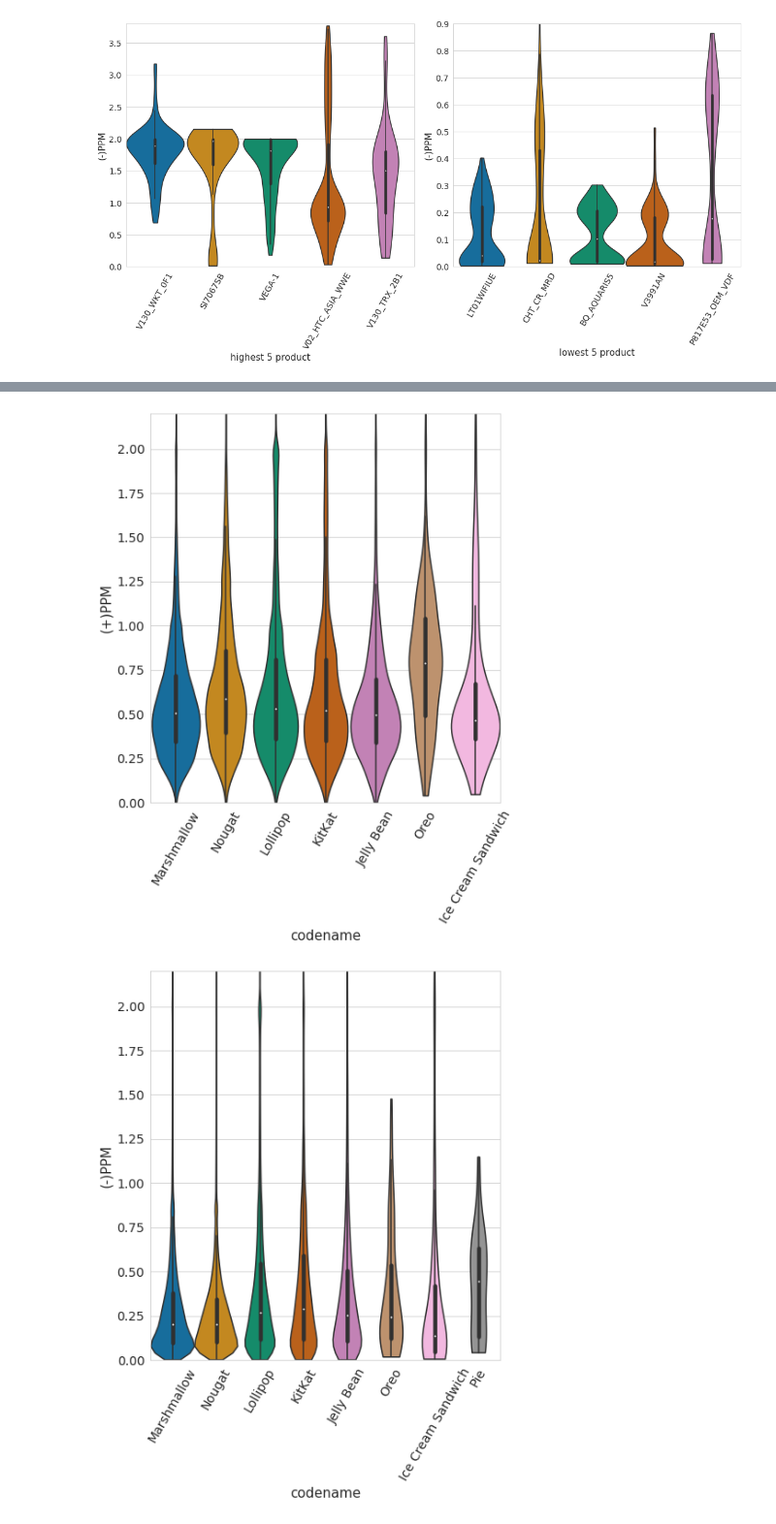
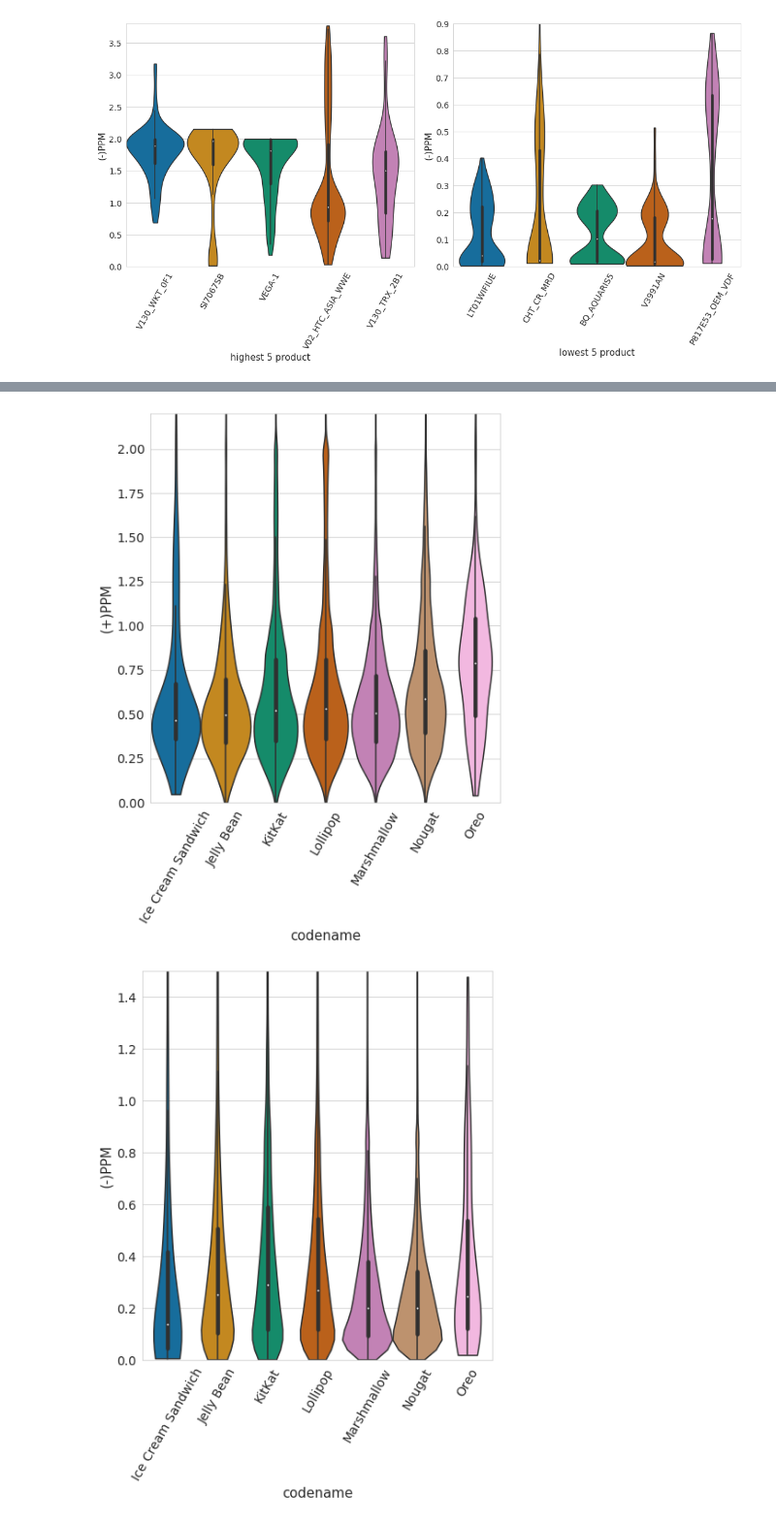
Before and after one commit to greenhub-project/notebooks, a Jupyter notebook: notebooks/QueryDevicesPPM.ipynb, the cells around one changed output, grey strips where cells are left out. Shown at 97% size. Saved outputs shown, nothing was run; the diff lists cells and outputs as text; code cells hidden in the pictures.

Commit message:
minor adjustments in images and groupings

```diff
--- a/notebooks/QueryDevicesPPM.ipynb
+++ b/notebooks/QueryDevicesPPM.ipynb
@@ -71,11 +71,11 @@ def boxPlotPPMTopBot(dfOG,dfGB,val,var,yaxis,xaxis,maxTopTop,maxTopBot):
 
     plt.show()
 
-def boxPlotPPMAll(df,val,var,yaxis,xaxis,maxTop):
+def boxPlotPPMAll(df,val,var,yaxis,xaxis,maxTop,order=None):
 
     fig, ax = plt.subplots(1,figsize=(7,8))
     #plt.figure(figsize=(7,8))
-    bplotTop=sns.violinplot(y=val, x=var, data=df, width=1, palette="colorblind", cut=0, ax=ax)
+    bplotTop=sns.violinplot(y=val, x=var, data=df, width=1, palette="colorblind", cut=0, ax=ax, order = order)
     #bplotTop=sns.stripplot(y=val, x=var, data=df, jitter=True, marker='o', alpha=0.5, color='black')
     bplotTop.set_xlabel(xaxis,fontsize=15)
     bplotTop.set_xticklabels(bplotTop.get_xticklabels(),rotation=60)
@@ -138,17 +138,21 @@ dfModelGBNeg = devicesGroupBy(df_inner_droppedDup, 'model', -1, 30)
 dfManufacturerGBPos = devicesGroupBy(df_inner_droppedDup, 'manufacturer', 1, 30)
 dfManufacturerGBNeg = devicesGroupBy(df_inner_droppedDup, 'manufacturer', -1, 30)
 
-dfBrandGBPos = devicesGroupBy(df_inner_droppedDup, 'brand', 1, 30)
-dfBrandGBNeg = devicesGroupBy(df_inner_droppedDup, 'brand', -1, 30)
+df_inner_droppedDupTop5 = df_inner_droppedDup.loc[(df_inner_droppedDup['brand'] == 'SAMSUNG') | (df_inner_droppedDup['brand'] == 'XIAOMI') |(df_inner_droppedDup['brand'] == 'OPPO') | (df_inner_droppedDup['brand'] == 'HUAWEI') | (df_inner_droppedDup['brand'] == 'LGE')]
+
+dfBrandGBPos = devicesGroupBy(df_inner_droppedDupTop5, 'brand', 1, 30)
+dfBrandGBNeg = devicesGroupBy(df_inner_droppedDupTop5, 'brand', -1, 30)
 
 dfProductGBPos = devicesGroupBy(df_inner_droppedDup, 'product', 1, 30)
 dfProductGBNeg = devicesGroupBy(df_inner_droppedDup, 'product', -1, 30)
 
+dfCodenameGBPos = devicesGroupBy(df_inner_droppedDup, 'codename', 1, 30)
+dfCodenameGBNeg = devicesGroupBy(df_inner_droppedDup, 'codename', -1, 30)
+
+df_inner_droppedDup['os_version'] = df_inner_droppedDup['os_version'].apply(lambda x: x.replace(".0","") if str(x).endswith(".0") else x)
+
 dfOsVersionGBPos = devicesGroupBy(df_inner_droppedDup, 'os_version', 1, 30)
 dfOsVersionGBNeg = devicesGroupBy(df_inner_droppedDup, 'os_version', -1, 30)
-
-dfCodenameGBPos = devicesGroupBy(df_inner_droppedDup, 'codename', 1, 30)
-dfCodenameGBNeg = devicesGroupBy(df_inner_droppedDup, 'codename', -1, 30)
 # %%
 print(dfModelGBPos);
 boxPlotPPMTopBot(df_inner_droppedDup,dfModelGBPos,'ppm','model','(+)PPM','model',3.4,0.7)
@@ -338,27 +330,28 @@ boxPlotPPMTopBot(df_inner_droppedDup,dfOsVersionGBNeg,'ppm','os_version','(-)PPM
 # %%
 print(dfCodenameGBPos);
 dfJoinPos = pd.merge(df_inner_droppedDup.loc[df_inner_droppedDup['direction'] == 1], dfCodenameGBPos, left_on='codename', right_on='codename', how='inner').drop(['average_ppm','std','count','direction_y'], axis=1)
-boxPlotPPMAll(dfJoinPos,'ppm','codename','(+)PPM','codename',2.2);
+order=["Ice Cream Sandwich", "Jelly Bean", "KitKat", "Lollipop", "Marshmallow", "Nougat", "Oreo"]
+boxPlotPPMAll(dfJoinPos,'ppm','codename','(+)PPM','codename',2.2, order);
 print(dfCodenameGBNeg);
 dfJoinNeg = pd.merge(df_inner_droppedDup.loc[df_inner_droppedDup['direction'] == -1], dfCodenameGBNeg, left_on='codename', right_on='codename', how='inner').drop(['average_ppm','std','count','direction_y'], axis=1)
-boxPlotPPMAll(dfJoinNeg,'ppm','codename','(-)PPM','codename',2.2);
+boxPlotPPMAll(dfJoinNeg,'ppm','codename','(-)PPM','codename',1.5,order);
 # %% [output]
               codename  direction  average_ppm       std  count
 14                Oreo        1.0     0.794934  0.384747    157
 12              Nougat        1.0     0.673581  0.389638  90121
 7             Lollipop        1.0     0.656460  0.445462  60381
 5               KitKat        1.0     0.634970  0.420309  23513
 1   Ice Cream Sandwich        1.0     0.601249  0.408758    222
 9          Marshmallow        1.0     0.574032  0.337901  91256
 3           Jelly Bean        1.0     0.568664  0.362739   8613
               codename  direction  average_ppm       std   count
 4               KitKat       -1.0     0.447821  0.508926   29351
 6             Lollipop       -1.0     0.435281  0.493921   67397
 15                 Pie       -1.0     0.423348  0.295089      33
 2           Jelly Bean       -1.0     0.399563  0.469350   10282
 13                Oreo       -1.0     0.377958  0.344514     118
 0   Ice Cream Sandwich       -1.0     0.343710  0.500047     408
 8          Marshmallow       -1.0     0.302093  0.343025  111125
 11              Nougat       -1.0     0.267065  0.269079   59367
-[figure, old version]
+[figure, new version]
-[figure, old version]
+[figure, new version]
```
Also changed, not shown: parts of 3 cells of this notebook, 5 other files.
